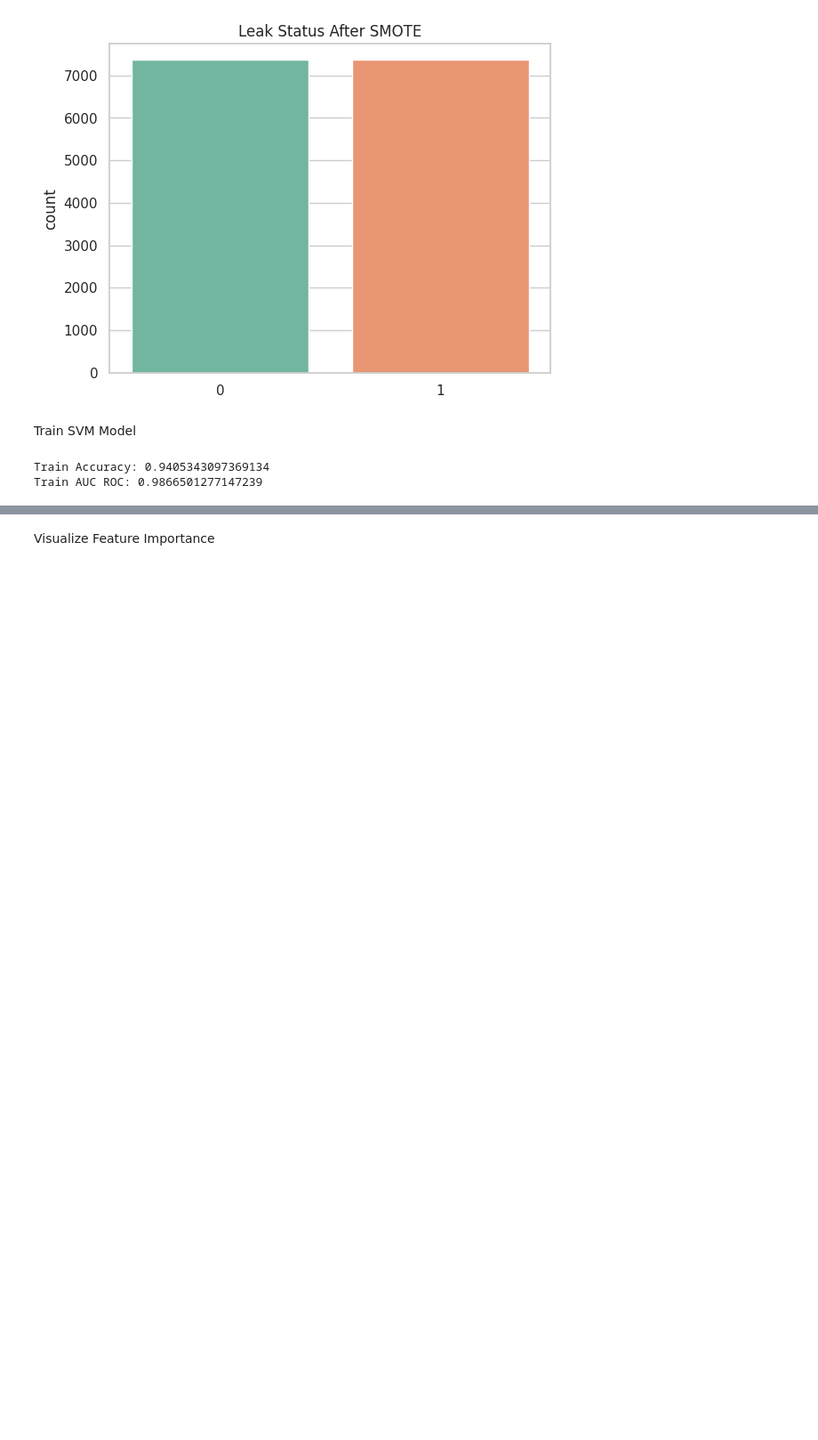
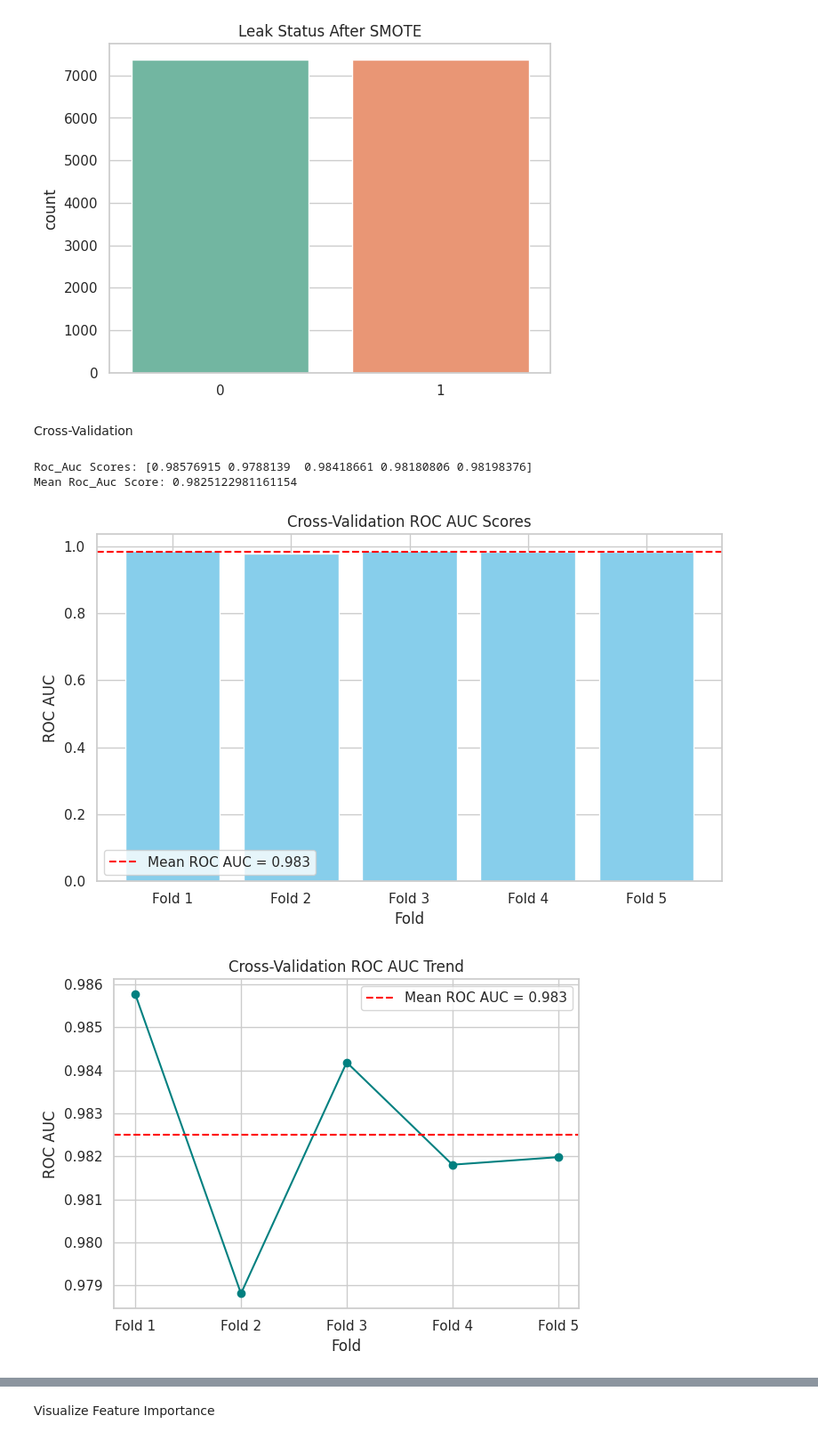
Before and after one commit to ambkingdavid/Leak-Detection-Model, a Jupyter notebook: new_svm_model.ipynb, the cells around one changed output, grey strips where cells are left out. Shown at 89% size. Saved outputs shown, nothing was run; the diff lists cells and outputs as text; code cells hidden in the pictures; blank space fills up the shorter version.

Commit message:
cross-validation and visualization

```diff
--- a/new_svm_model.ipynb
+++ b/new_svm_model.ipynb
@@ -82,18 +82,44 @@ plt.show()
 # %% [output]
 [figure]
 # %% [markdown]
-Train SVM Model
+Cross-Validation
 # %%
-model = SVC(kernel='rbf', probability=True)
-model.fit(X_train, y_train)
+# Validation set
 
-y_train_pred = model.predict(X_train)
-y_train_proba = model.predict_proba(X_train)
-print("Train Accuracy:", accuracy_score(y_train, y_train_pred))
-print("Train AUC ROC:", roc_auc_score(y_train, y_train_proba[:, 1]))
+kfold = StratifiedKFold(n_splits=5, shuffle=True, random_state=42)
 
-# Train Accuracy: 0.9680553868577675
-# Train AUC ROC: 0.9775110532459435
+model = SVC(kernel='rbf', C=1, gamma='scale', probability=True, random_state=42)
+cv_scores = cross_val_score(model, X_train, y_train, cv=kfold, scoring='roc_auc')
+print("Roc_Auc Scores:", cv_scores)
+print("Mean Roc_Auc Score:", np.mean(cv_scores))
+
+# Plotting Bar Chart of ROC AUC Across Folds
+plt.figure(figsize=(8, 5))
+plt.bar(range(1, len(cv_scores)+1), cv_scores, color='skyblue')
+plt.axhline(np.mean(cv_scores), color='red', linestyle='--', label=f'Mean ROC AUC = {np.mean(cv_scores):.3f}')
+plt.xticks(range(1, len(cv_scores)+1), [f'Fold {i}' for i in range(1, len(cv_scores)+1)])
+plt.xlabel('Fold')
+plt.ylabel('ROC AUC')
+plt.title('Cross-Validation ROC AUC Scores')
+plt.legend()
+plt.grid(True)
+plt.tight_layout()
+plt.show()
+
+
+# Line Plot to Visualize Score Trends
+plt.plot(range(1, len(cv_scores)+1), cv_scores, marker='o', linestyle='-', color='teal')
+plt.axhline(np.mean(cv_scores), color='red', linestyle='--', label=f'Mean ROC AUC = {np.mean(cv_scores):.3f}')
+plt.xticks(range(1, len(cv_scores)+1), [f'Fold {i}' for i in range(1, len(cv_scores)+1)])
+plt.xlabel('Fold')
+plt.ylabel('ROC AUC')
+plt.title('Cross-Validation ROC AUC Trend')
+plt.legend()
+plt.grid(True)
+plt.tight_layout()
+plt.show()
 # %% [output]
-Train Accuracy: 0.9405343097369134
-Train AUC ROC: 0.9866501277147239
+Roc_Auc Scores: [0.98576915 0.9788139  0.98418661 0.98180806 0.98198376]
+Mean Roc_Auc Score: 0.9825122981161154
+[figure, added]
+[figure, added]
```
Also changed, not shown: parts of 10 cells of this notebook, 1 other file.
